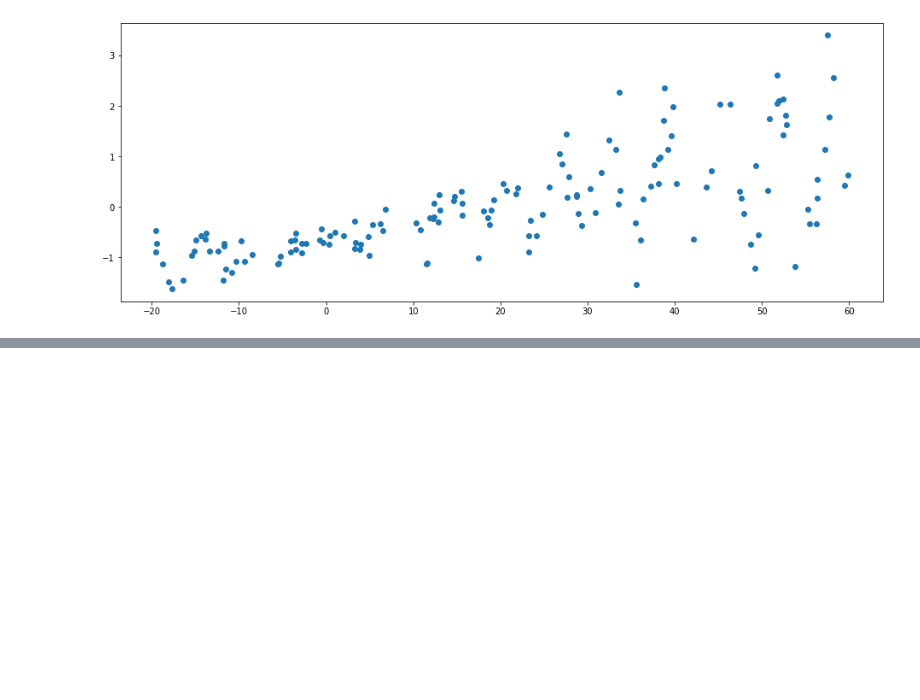
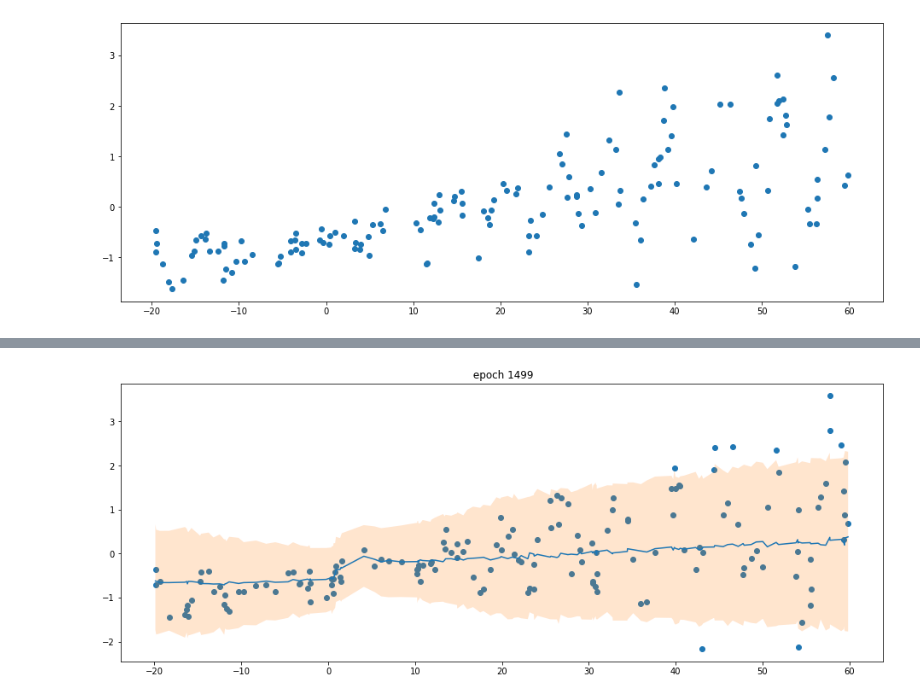
Before and after one commit to EastbayML/VariationalInference, a Jupyter notebook: VariationalInference.ipynb, the cells around one changed output, grey strips where cells are left out. Drawn from its saved outputs; the diff is of its cells as text; code cells hidden in the pictures; blank space fills up the shorter version.

```diff
--- a/VariationalInference.ipynb
+++ b/VariationalInference.ipynb
@@ -88,12 +88,12 @@ def ll_gaussian(y, mu, log_var):
     sigma = torch.exp(0.5 * log_var)
     return -0.5 * torch.log(2 * np.pi * sigma**2) - (1 / (2 * sigma**2))* (y-mu)**2
 # %%
-def elbo(y_pred, y, mu, log_var, prior_mu, prior_log_var):
+def elbo(y_pred, y, mu, log_var):
     # likelihood of observing y given Variational mu and sigma
     likelihood = ll_gaussian(y, mu, log_var)
 
     # prior probability of y_pred
-    log_prior = ll_gaussian(y_pred, prior_mu, prior_log_var)
+    log_prior = ll_gaussian(y_pred, 0, torch.log(torch.tensor(1.)))
 
     # variational probability of y_pred
     log_p_q = ll_gaussian(y_pred, mu, log_var)
@@ -101,35 +101,20 @@ def elbo(y_pred, y, mu, log_var, prior_mu, prior_log_var):
     # by taking the mean we approximate the expectation
     return (likelihood + log_prior - log_p_q).mean()
 
-def det_loss(y_pred, y, mu, log_var, prior_mu, prior_log_var):
-    return -elbo(y_pred, y, mu, log_var, prior_mu, prior_log_var)
+def det_loss(y_pred, y, mu, log_var):
+    return -elbo(y_pred, y, mu, log_var)
 # %%
-
-epochs = 1500
-ndatasets=2
-npoints=300
-update_prior=False
-
-m = VI()
-
-pointsPerDataset=int(npoints/ndatasets)
-y,x = load_dataset(n=npoints,n_tst=npoints)
-idxs=np.random.permutation(npoints)
-prior_mu,prior_log_var =  torch.tensor(0), torch.log(torch.tensor(1.))
-for dataset in range(ndatasets):
-  pts=np.sort(idxs[:dataset+1*pointsPerDataset]) # sorted subset of points
-  X = torch.tensor(x[pts], dtype=torch.float)
-  Y = torch.tensor(y[pts], dtype=torch.float)
+def train(m,x,y,epochs=1500,plot_every=None,plot_end=True,title=""):
+  X = torch.tensor(x, dtype=torch.float)
+  Y = torch.tensor(y, dtype=torch.float)
   optim = torch.optim.Adam(m.parameters(), lr=0.005)
   for epoch in range(epochs):
       optim.zero_grad()
       y_pred, mu, log_var = m(X)
-      loss = det_loss(y_pred, Y, mu, log_var, prior_mu, prior_log_var)
+      loss = det_loss(y_pred, Y, mu, log_var)
       loss.backward()
       optim.step()
-      if (dataset == 0 and epoch % 100 == 0) or epoch == epochs -1:
+      if (plot_every is not None and epoch % 100 == 0) or (plot_end and epoch == epochs -1):
         plotdist(m,X,Y)
-        plt.title(f"Dataset {dataset} epoch {epoch}")
+        plt.title(f"{title} epoch {epoch}")
         plt.pause(0.1)
-  if update_prior:
-      prior_mu,prior_log_var = torch.tensor(mu.mean()), torch.tensor(log_var.mean())
@@ -149,0 +121,7 @@ for dataset in range(ndatasets):
+# %%
+# First try a simple dataset like in the Ritche blog
+m = VI()
+y,x = load_dataset()
+train(m,x,y) #,plot_every=100)
+# %% [output]
+[figure, added]
```
Also changed, not shown: parts of 9 cells of this notebook.
